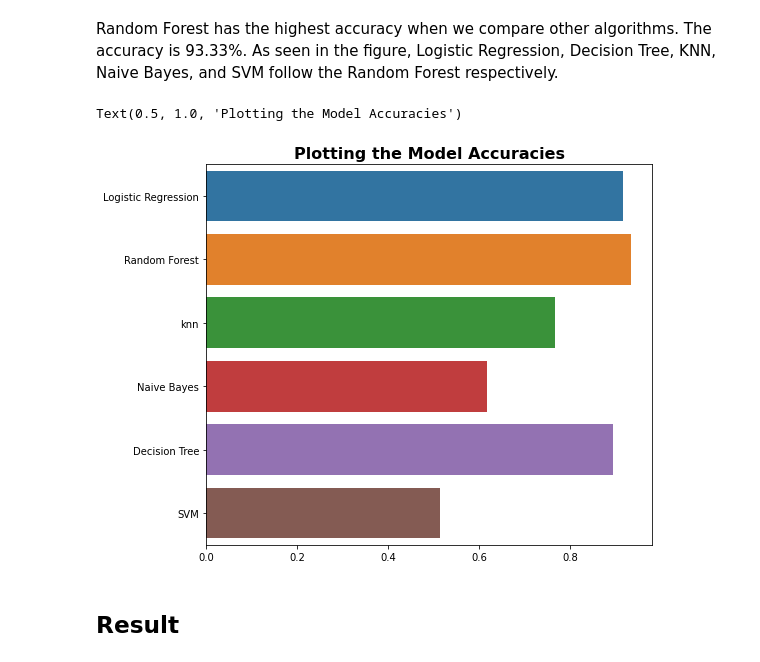
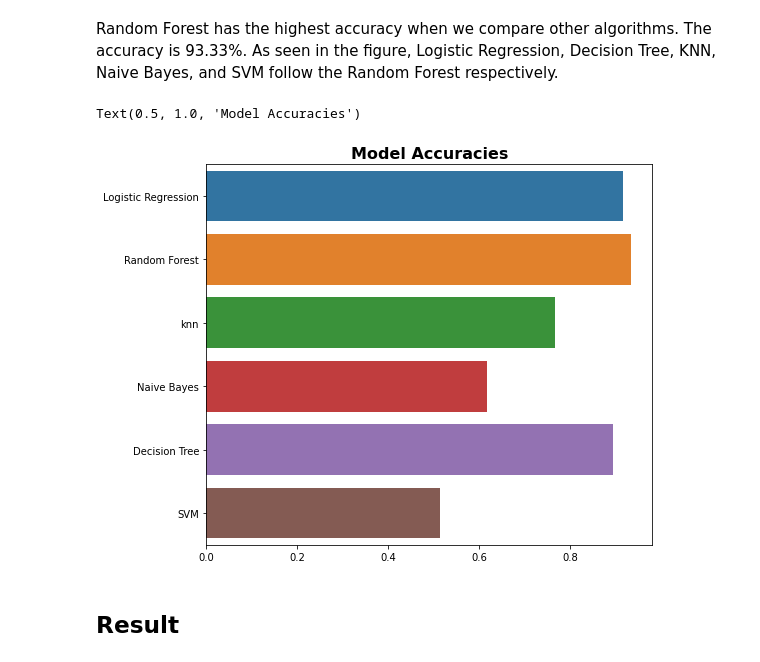
Before and after one commit to gamzeakkurt/MobilPriceClassification, a Jupyter notebook: MobilPriceClassification.ipynb, the cells around one changed output. Saved outputs shown, nothing was run; the diff lists cells and outputs as text; code cells hidden in the pictures.

```diff
--- a/MobilPriceClassification.ipynb
+++ b/MobilPriceClassification.ipynb
@@ -460,11 +464,8 @@ X['DahiliBellek_per_RAM']=X['DahiliBellek_per_RAM'].round(2)
 X['MikroislemciHizi_per_RAM'] = X['MikroislemciHizi'] / X['RAM']
 X['MikroislemciHizi_per_RAM']=X['MikroislemciHizi_per_RAM'].round(2)
 
-X['Batary']=X['BataryaGucu'] * X['BataryaOmru']
-X['Batary']=X['Batary'].round(2)
-
-#X['RAM_per_MikroislemciHizi'] = X['RAM'] / X['MikroislemciHizi']
-#X['RAM_per_MikroislemciHizi']=X['RAM_per_MikroislemciHizi'].round(5)
+X['Batarya']=X['BataryaGucu'] * X['BataryaOmru']
+X['Batarya']=X['Batarya'].round(2)
 
 X
 # %% [output]
@@ -742,12 +743,12 @@ Random Forest has the highest accuracy when we compare other algorithms. The acc
 # %%
 plt.figure(figsize= (8,7))
 ac = [lr_acc,rf_acc,knn_acc,nb_acc,dtc_acc,svc_acc]
 name = ['Logistic Regression','Random Forest','knn','Naive Bayes','Decision Tree','SVM']
 sns.barplot(x = ac,y = name)
-plt.title("Plotting the Model Accuracies", fontsize=16, fontweight="bold")
+plt.title("Model Accuracies", fontsize=16, fontweight="bold")
 # %% [output]
-Text(0.5, 1.0, 'Plotting the Model Accuracies')
+Text(0.5, 1.0, 'Model Accuracies')
-[figure, old version]
+[figure, new version]
 # %% [markdown]
 ## Result
 # %% [markdown]
```
Also changed, not shown: parts of 13 cells of this notebook.
